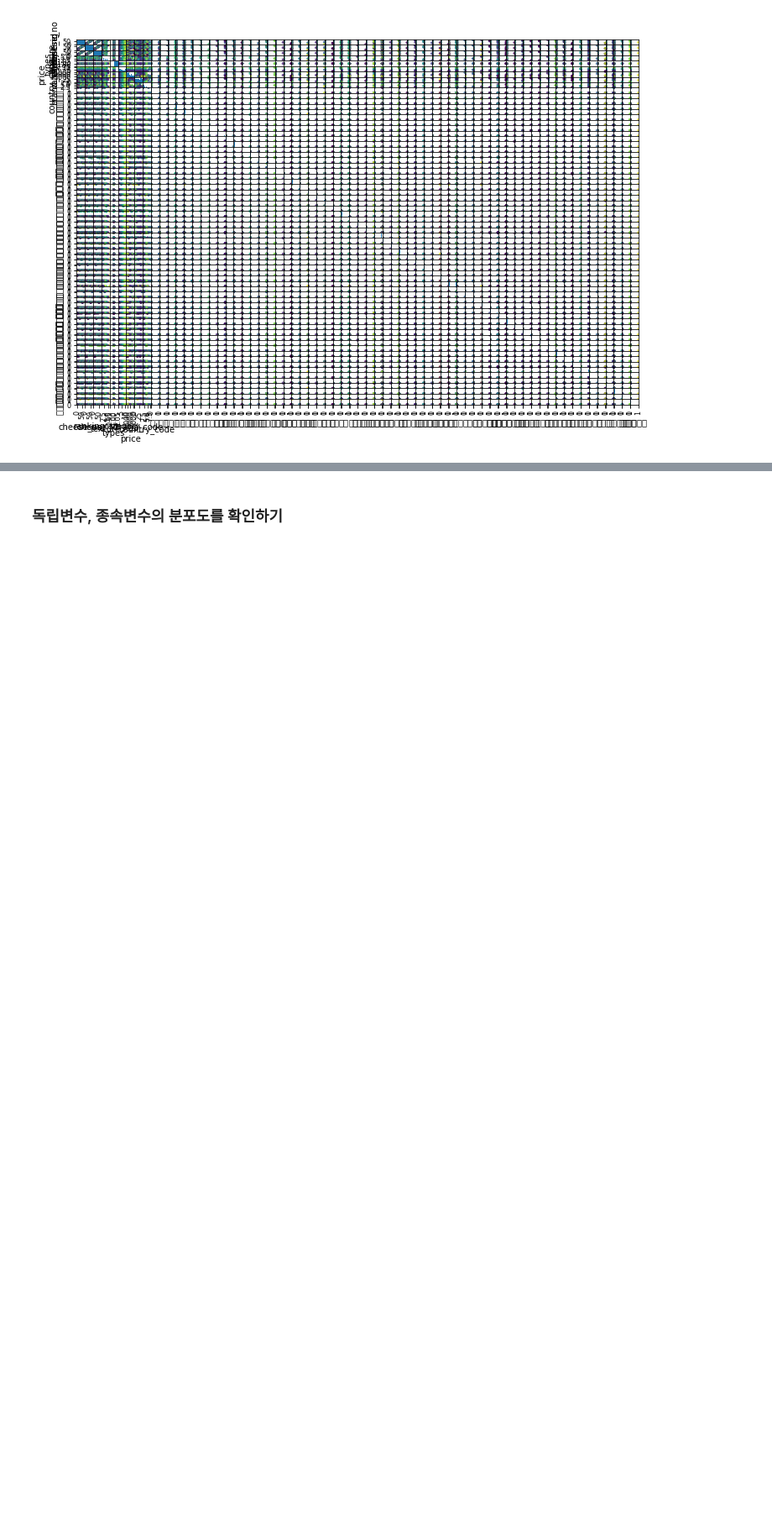
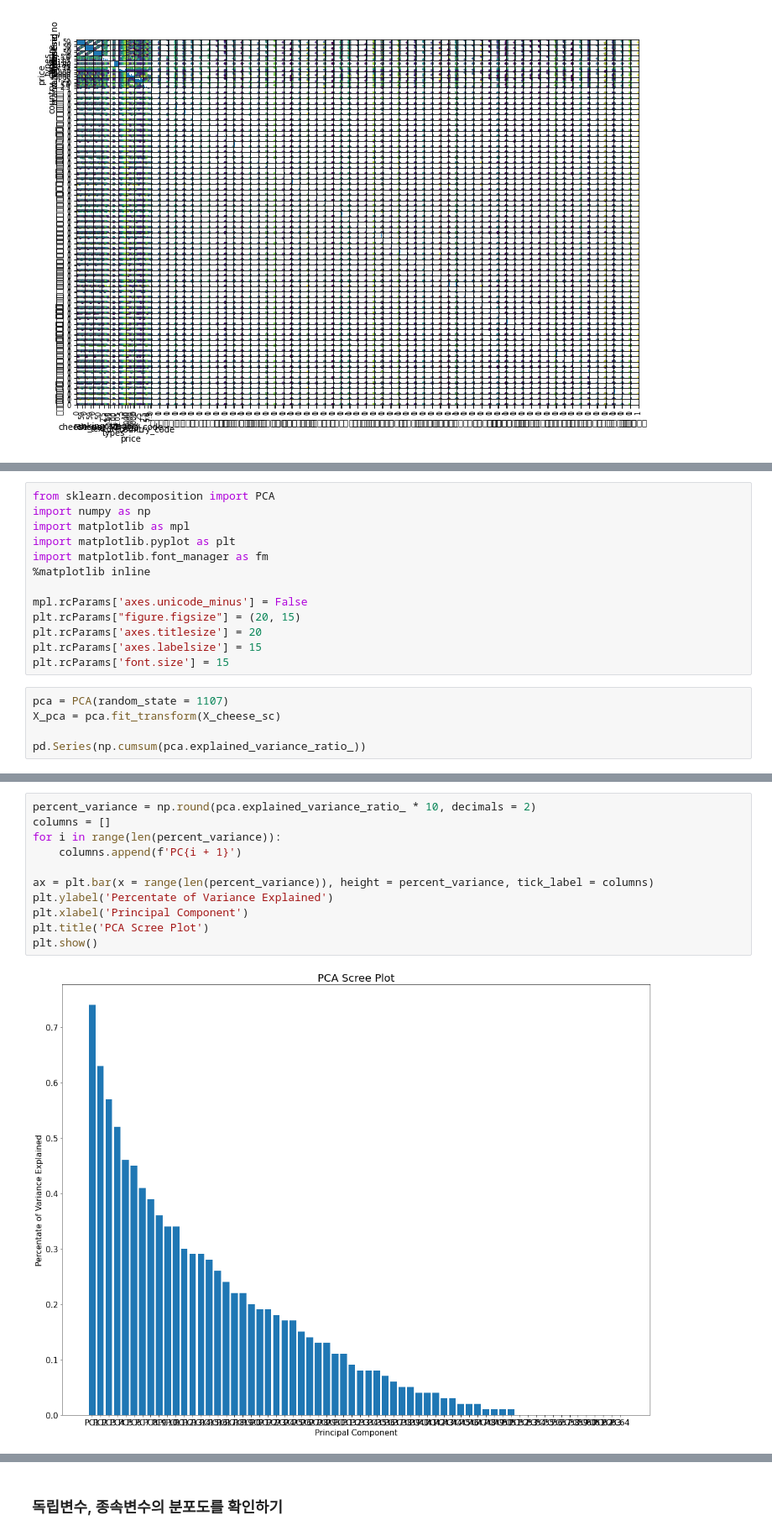
Before and after one commit to soominok/cheese-ai, a Jupyter notebook: com_cheese_api/tf-cheese-modeling.ipynb, the cells around one changed output, grey strips where cells are left out. Shown: that part at 84% size. Saved outputs shown, nothing was run; the diff lists cells and outputs as text; blank space fills up the shorter version.

```diff
--- a/com_cheese_api/tf-cheese-modeling.ipynb
+++ b/com_cheese_api/tf-cheese-modeling.ipynb
@@ -97,0 +149,18 @@ plt.show()
+# %%
+from sklearn.decomposition import PCA
+import numpy as np
+import matplotlib as mpl
+import matplotlib.pyplot as plt
+import matplotlib.font_manager as fm
+%matplotlib inline
+
+mpl.rcParams['axes.unicode_minus'] = False
+plt.rcParams["figure.figsize"] = (20, 15)
+plt.rcParams['axes.titlesize'] = 20
+plt.rcParams['axes.labelsize'] = 15
+plt.rcParams['font.size'] = 15
+# %%
+pca = PCA(random_state = 1107)
+X_pca = pca.fit_transform(X_cheese_sc)
+
+pd.Series(np.cumsum(pca.explained_variance_ratio_))
@@ -97,0 +180,13 @@ plt.show()
+# %%
+percent_variance = np.round(pca.explained_variance_ratio_ * 10, decimals = 2)
+columns = []
+for i in range(len(percent_variance)):
+    columns.append(f'PC{i + 1}')
+
+ax = plt.bar(x = range(len(percent_variance)), height = percent_variance, tick_label = columns)
+plt.ylabel('Percentate of Variance Explained')
+plt.xlabel('Principal Component')
+plt.title('PCA Scree Plot')
+plt.show()
+# %% [output]
+[figure, added]
```
Also changed, not shown: parts of 18 cells of this notebook, 1 other file.
